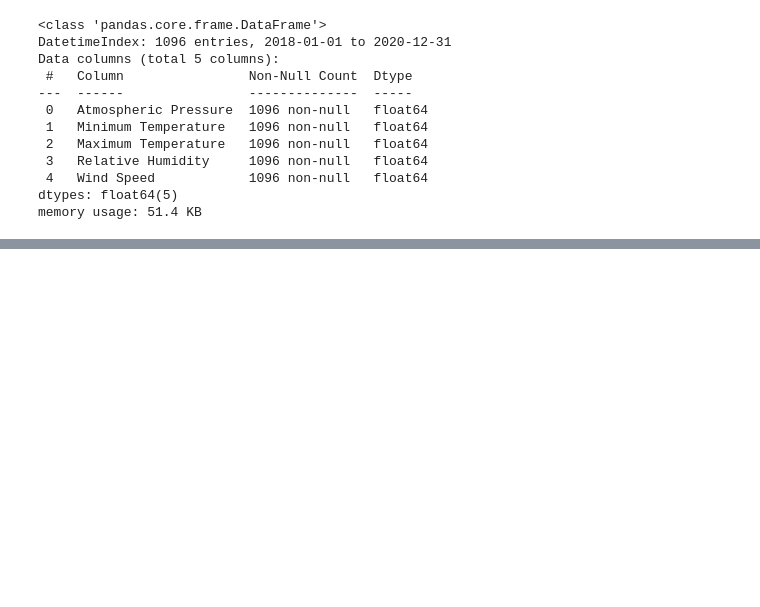
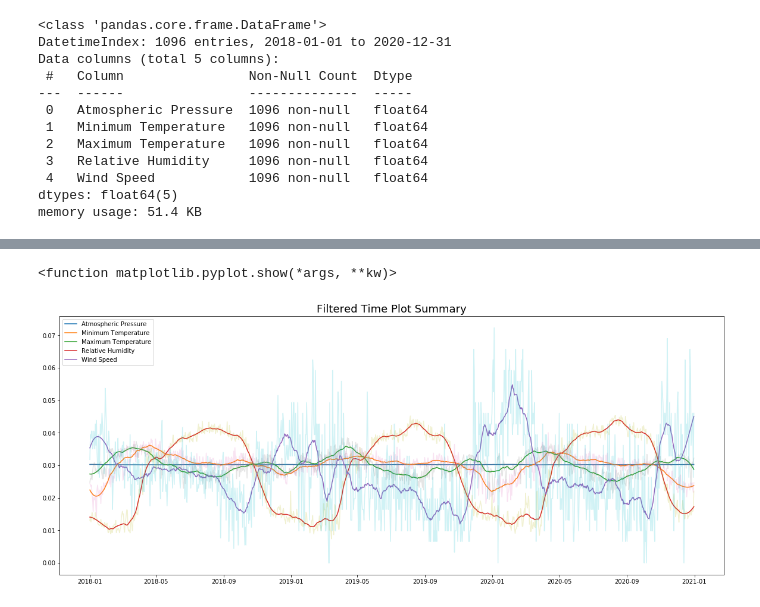
Before and after one commit to olanrewajufarooq/WeatherForecast-LSTMModel, a Jupyter notebook: WeatherForecast-LSTM.ipynb, the cells around one changed output, grey strips where cells are left out. Saved outputs shown, nothing was run; the diff lists cells and outputs as text; code cells hidden in the pictures; blank space fills up the shorter version.

```diff
--- a/WeatherForecast-LSTM.ipynb
+++ b/WeatherForecast-LSTM.ipynb
@@ -337,0 +358,11 @@ array([['2018-01-01T00:00:00.000000000'],
+# %%
+from scipy.signal import savgol_filter
+
+filtered_df = normalized_df.apply(lambda x : savgol_filter(x, 53, 3))
+# fft_df = np.fft.ifftn(normalized_df)
+
+filtered_df = pd.DataFrame(filtered_df, index=date_series,
+                             columns=["Atmospheric Pressure", "Minimum Temperature", "Maximum Temperature",
+                                      "Relative Humidity", "Wind Speed"])
+
+filtered_df.head()
@@ -337,0 +376,14 @@ array([['2018-01-01T00:00:00.000000000'],
+# %%
+plt.figure(figsize=(20,8))
+
+plt.title("Filtered Time Plot Summary", fontsize=18)
+
+plt.plot(filtered_df)
+plt.plot(normalized_df, alpha=0.2)
+
+plt.legend(["Atmospheric Pressure", "Minimum Temperature", "Maximum Temperature", "Relative Humidity", "Wind Speed"])
+
+plt.show
+# %% [output]
+<function matplotlib.pyplot.show(*args, **kw)>
+[figure, added]
```
Also changed, not shown: parts of 12 cells of this notebook.
